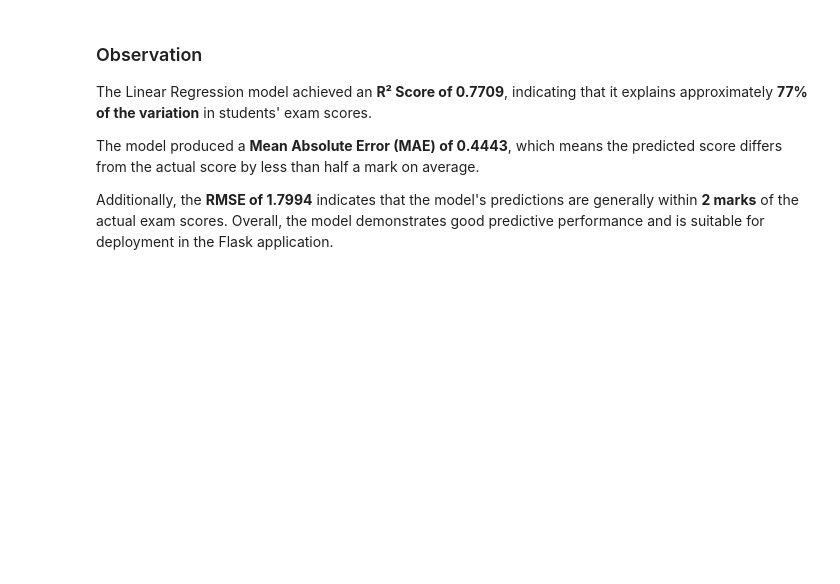
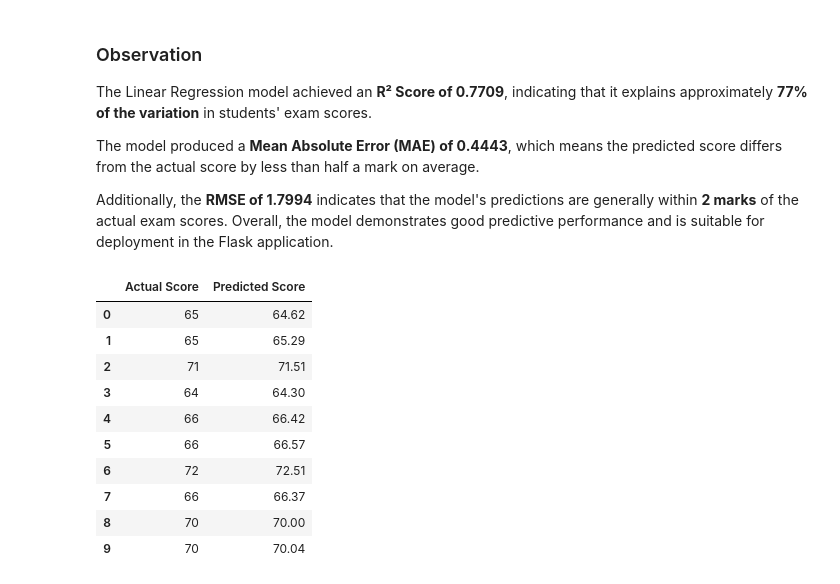
Before and after one commit to heydhwani/Grade_Prediction_Flask, a Jupyter notebook: notebooks/Grade_Prediction.ipynb, the cells around one changed output. Cells and saved outputs as stored; diff of their text form; code cells hidden in the pictures; blank space fills up the shorter version.

Commit message:
compared predicted score with actual score

```diff
--- a/notebooks/Grade_Prediction.ipynb
+++ b/notebooks/Grade_Prediction.ipynb
@@ -392,3 +392,22 @@ The Linear Regression model achieved an **R² Score of 0.7709**, indicating that
 The model produced a **Mean Absolute Error (MAE) of 0.4443**, which means the predicted score differs from the actual score by less than half a mark on average.
 
 Additionally, the **RMSE of 1.7994** indicates that the model's predictions are generally within **2 marks** of the actual exam scores. Overall, the model demonstrates good predictive performance and is suitable for deployment in the Flask application.
+# %%
+results = pd.DataFrame({
+    "Actual Score": y_test.values,
+    "Predicted Score": y_pred.round(2)
+})
+
+results.head(10)
+# %% [output]
+|  | Actual Score | Predicted Score |
+| 0 | 65 | 64.62 |
+| 1 | 65 | 65.29 |
+| 2 | 71 | 71.51 |
+| 3 | 64 | 64.30 |
+| 4 | 66 | 66.42 |
+| 5 | 66 | 66.57 |
+| 6 | 72 | 72.51 |
+| 7 | 66 | 66.37 |
+| 8 | 70 | 70.00 |
+| 9 | 70 | 70.04 |
```
